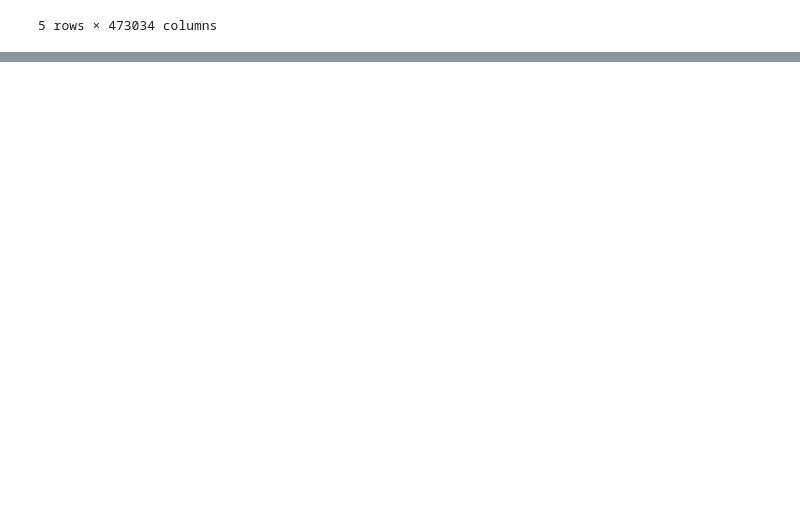
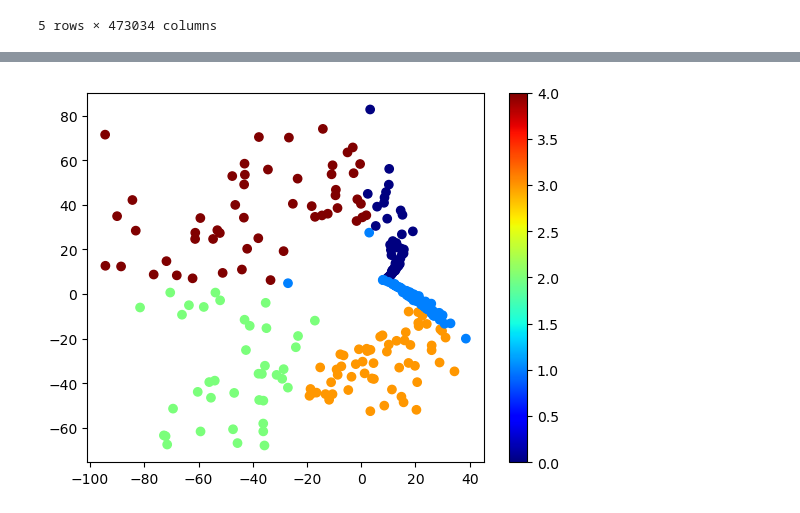
Before and after one commit to SppEric/methylation-age, a Jupyter notebook: methylation-age-prototype.ipynb, the cells around one changed output, grey strips where cells are left out. Cells and saved outputs as stored; diff of their text form; code cells hidden in the pictures; blank space fills up the shorter version.

```diff
--- a/methylation-age-prototype.ipynb
+++ b/methylation-age-prototype.ipynb
@@ -272,0 +322,22 @@ plt.show()
+# %%
+from sklearn.decomposition import PCA
+from sklearn.cluster import KMeans
+
+# Get clusters
+kmeans = KMeans(n_clusters=5, random_state=42).fit(z) # number of clusters is arbitrary for now
+clusters = kmeans.labels_
+cmap = plt.cm.get_cmap('jet', len(clusters))
+
+# Map samples into 2D vector space
+tsne = PCA(n_components=2)
+transformed = tsne.fit_transform(z)
+
+# # Anotate points
+# for i, txt in enumerate(data['cluster'].tolist()):
+#     ax.annotate(txt, (x[i],y[i]))
+
+plt.scatter(transformed[:, 0], transformed[:, 1], c=clusters, cmap=cmap)
+plt.colorbar()
+plt.show()
+# %% [output]
+[figure, added]
```
Also changed, not shown: parts of 7 cells of this notebook, 2 other files.
